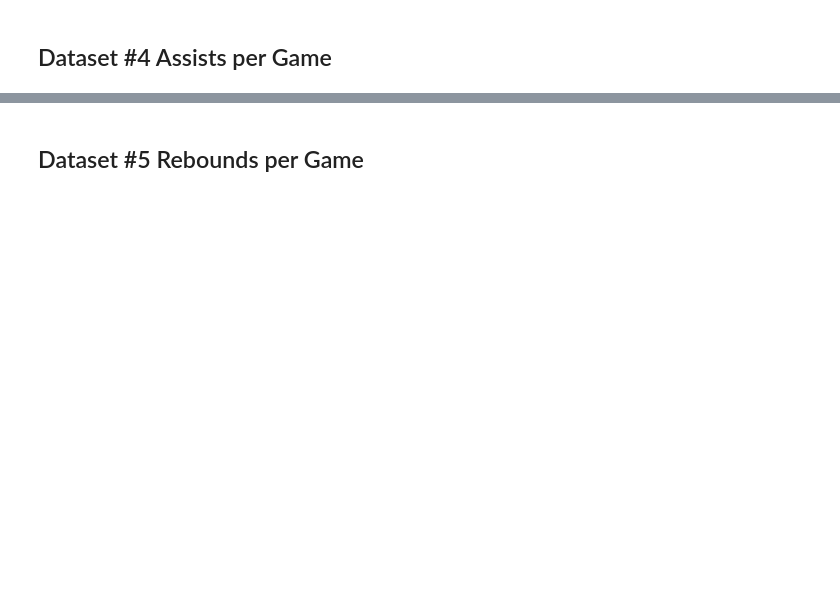
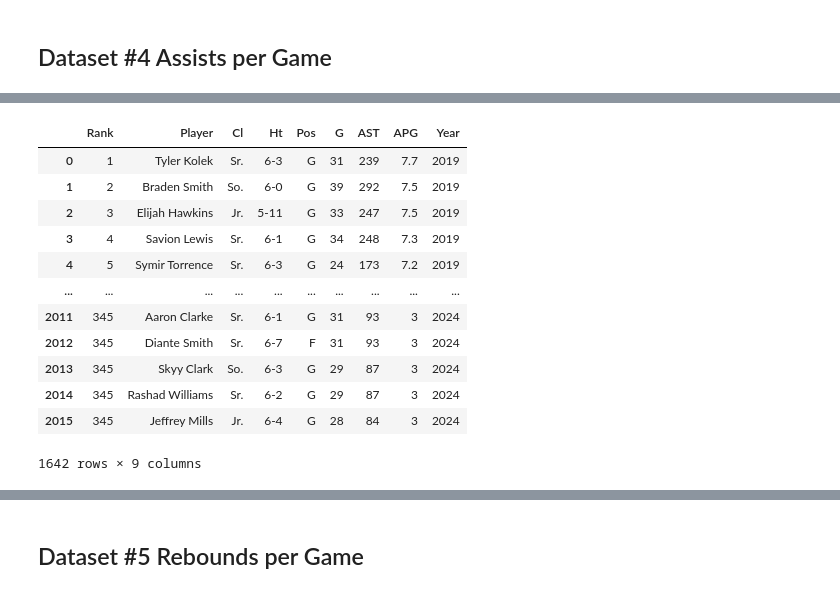
Before and after one commit to jayden789/State-weather-player-performance, a Jupyter notebook: DataCheckpoint_group69.ipynb, the cells around one changed output, grey strips where cells are left out. Saved outputs shown, nothing was run; the diff lists cells and outputs as text; code cells hidden in the pictures; blank space fills up the shorter version.

Commit message:
Complete cleaning for APG and RPG

```diff
--- a/DataCheckpoint_group69.ipynb
+++ b/DataCheckpoint_group69.ipynb
@@ -428,0 +485,4 @@ apg_df = pd.read_csv("./assists.csv")
+# %%
+# Clean player names to include only name
+apg_df["Player"] = apg_df["Player"].apply(lambda s: s.split(",")[0])
+apg_df.head()
@@ -428,0 +496,17 @@ apg_df = pd.read_csv("./assists.csv")
+# %%
+# Utilize previously cleaned 'players' dataframe to find player states
+apg_df[apg_df['Player'].isin(players['Player'].unique())]
+# %% [output]
+|  | Rank | Player | Cl | Ht | Pos | G | AST | APG | Year |
+| 0 | 1 | Tyler Kolek | Sr. | 6-3 | G | 31 | 239 | 7.7 | 2019 |
+| 1 | 2 | Braden Smith | So. | 6-0 | G | 39 | 292 | 7.5 | 2019 |
+| 2 | 3 | Elijah Hawkins | Jr. | 5-11 | G | 33 | 247 | 7.5 | 2019 |
+| 3 | 4 | Savion Lewis | Sr. | 6-1 | G | 34 | 248 | 7.3 | 2019 |
+| 4 | 5 | Symir Torrence | Sr. | 6-3 | G | 24 | 173 | 7.2 | 2019 |
+| ... | ... | ... | ... | ... | ... | ... | ... | ... | ... |
+| 2011 | 345 | Aaron Clarke | Sr. | 6-1 | G | 31 | 93 | 3 | 2024 |
+| 2012 | 345 | Diante Smith | Sr. | 6-7 | F | 31 | 93 | 3 | 2024 |
+| 2013 | 345 | Skyy Clark | So. | 6-3 | G | 29 | 87 | 3 | 2024 |
+| 2014 | 345 | Rashad Williams | Sr. | 6-2 | G | 29 | 87 | 3 | 2024 |
+| 2015 | 345 | Jeffrey Mills | Jr. | 6-4 | G | 28 | 84 | 3 | 2024 |
+1642 rows × 9 columns
```
Also changed, not shown: parts of 26 cells of this notebook.
